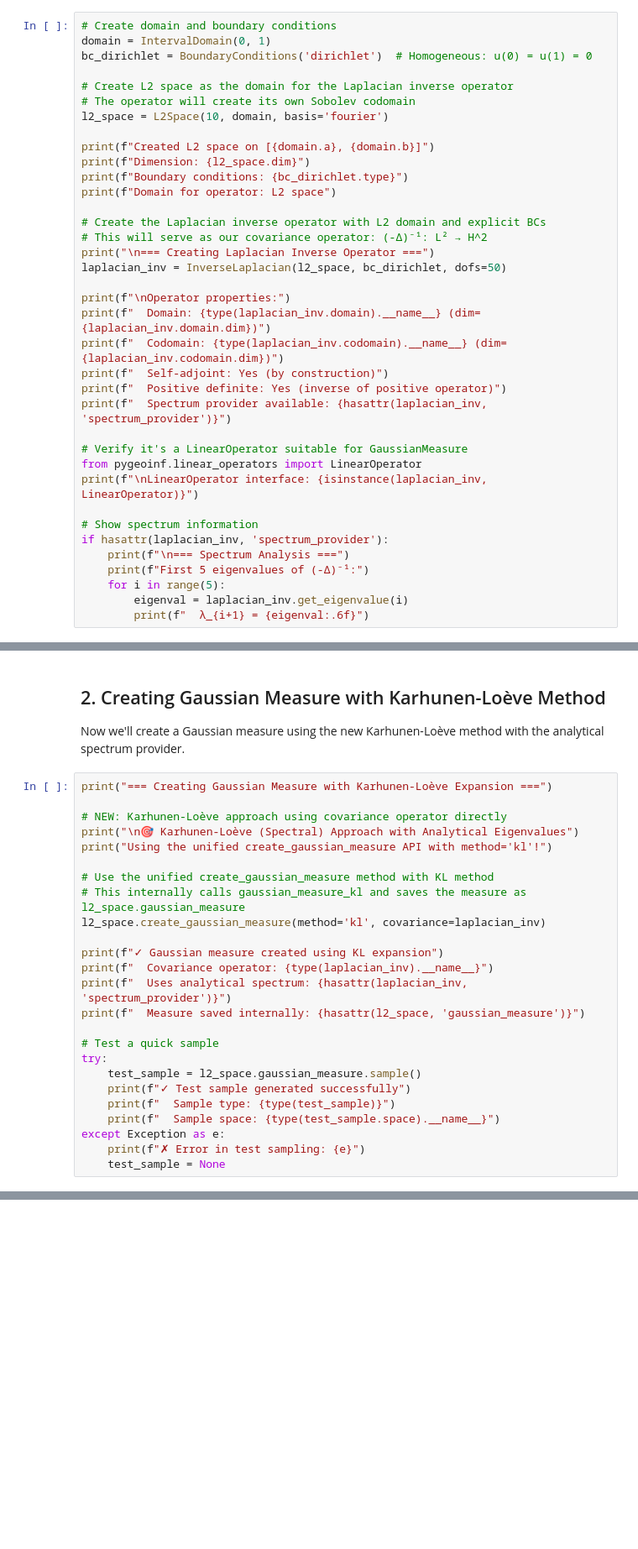
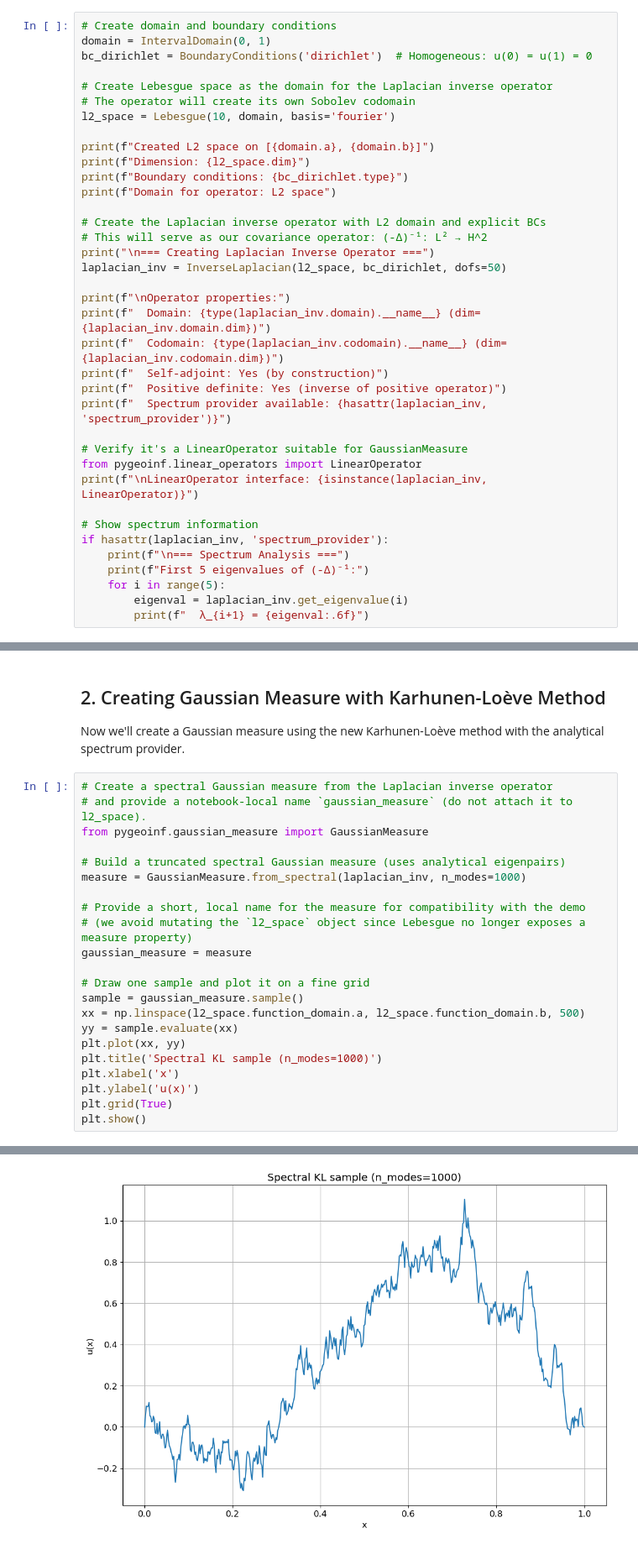
Before and after one commit to da380/pygeoinf, a Jupyter notebook: pygeoinf/interval/demos/gaussian_measure_demo.ipynb, the cells around one changed output, grey strips where cells are left out. Shown at 84% size. Drawn from its saved outputs; the diff is of its cells as text; blank space fills up the shorter version.

Commit message:
repaired ability to do gaussian measures on L2

```diff
--- a/pygeoinf/interval/demos/gaussian_measure_demo.ipynb
+++ b/pygeoinf/interval/demos/gaussian_measure_demo.ipynb
@@ -56,9 +56,9 @@ First, let's create an L2 space and LaplacianInverse operator with its built-in
 domain = IntervalDomain(0, 1)
 bc_dirichlet = BoundaryConditions('dirichlet')  # Homogeneous: u(0) = u(1) = 0
 
-# Create L2 space as the domain for the Laplacian inverse operator
+# Create Lebesgue space as the domain for the Laplacian inverse operator
 # The operator will create its own Sobolev codomain
-l2_space = L2Space(10, domain, basis='fourier')
+l2_space = Lebesgue(10, domain, basis='fourier')
 
 print(f"Created L2 space on [{domain.a}, {domain.b}]")
 print(f"Dimension: {l2_space.dim}")
@@ -111,28 +111,25 @@ Operator properties:
 
 Now we'll create a Gaussian measure using the new Karhunen-Loève method with the analytical spectrum provider.
 # %%
-print("=== Creating Gaussian Measure with Karhunen-Loève Expansion ===")
+# Create a spectral Gaussian measure from the Laplacian inverse operator
+# and provide a notebook-local name `gaussian_measure` (do not attach it to l2_space).
+from pygeoinf.gaussian_measure import GaussianMeasure
 
-# NEW: Karhunen-Loève approach using covariance operator directly
-print("\n🎯 Karhunen-Loève (Spectral) Approach with Analytical Eigenvalues")
-print("Using the unified create_gaussian_measure API with method='kl'!")
+# Build a truncated spectral Gaussian measure (uses analytical eigenpairs)
+measure = GaussianMeasure.from_spectral(laplacian_inv, n_modes=1000)
 
-# Use the unified create_gaussian_measure method with KL method
-# This internally calls gaussian_measure_kl and saves the measure as l2_space.gaussian_measure
-l2_space.create_gaussian_measure(method='kl', covariance=laplacian_inv)
+# Provide a short, local name for the measure for compatibility with the demo
+# (we avoid mutating the `l2_space` object since Lebesgue no longer exposes a measure property)
+gaussian_measure = measure
 
-print(f"✓ Gaussian measure created using KL expansion")
-print(f"  Covariance operator: {type(laplacian_inv).__name__}")
-print(f"  Uses analytical spectrum: {hasattr(laplacian_inv, 'spectrum_provider')}")
-print(f"  Measure saved internally: {hasattr(l2_space, 'gaussian_measure')}")
-
-# Test a quick sample
-try:
-    test_sample = l2_space.gaussian_measure.sample()
-    print(f"✓ Test sample generated successfully")
-    print(f"  Sample type: {type(test_sample)}")
-    print(f"  Sample space: {type(test_sample.space).__name__}")
-except Exception as e:
-    print(f"✗ Error in test sampling: {e}")
-    test_sample = None
+# Draw one sample and plot it on a fine grid
+sample = gaussian_measure.sample()
+xx = np.linspace(l2_space.function_domain.a, l2_space.function_domain.b, 500)
+yy = sample.evaluate(xx)
+plt.plot(xx, yy)
+plt.title('Spectral KL sample (n_modes=1000)')
+plt.xlabel('x')
+plt.ylabel('u(x)')
+plt.grid(True)
+plt.show()
 # %% [output]
@@ -144,3 +136,4 @@ AttributeError: 'Lebesgue' object has no attribute 'create_gaussian_measure'
+[figure, added]
 # %% [markdown]
 ## 3. Karhunen-Loève Sampling with Analytical Spectrum
 
```
Also changed, not shown: parts of 15 cells of this notebook, 12 other files.
